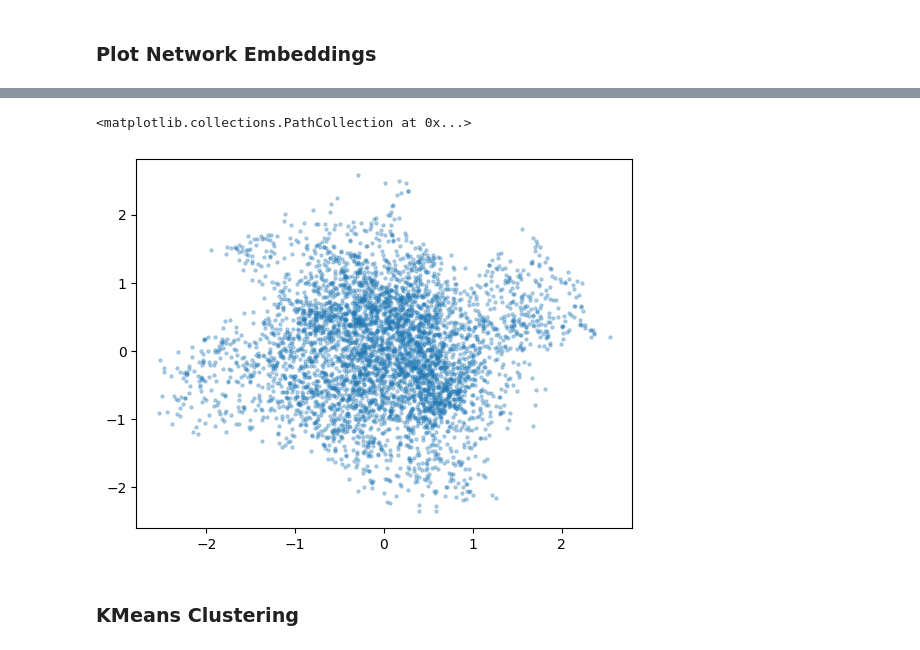
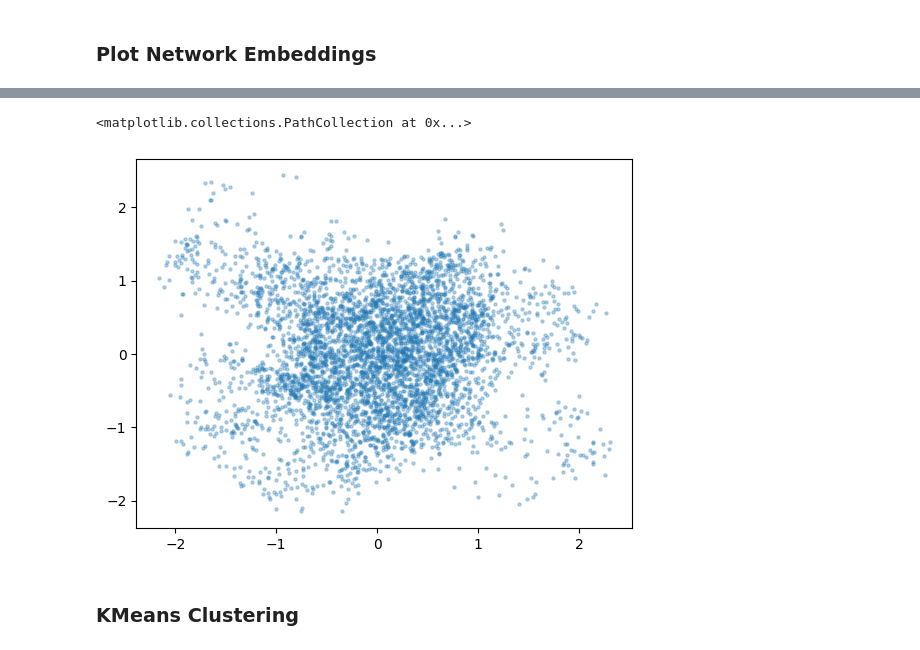
Before and after one commit to WDaugherty/ECE-5260, a Jupyter notebook: HW9/HW9.ipynb, the cells around one changed output, grey strips where cells are left out. Drawn from its saved outputs; the diff is of its cells as text; code cells hidden in the pictures.

```diff
--- a/HW9/HW9.ipynb
+++ b/HW9/HW9.ipynb
@@ -59,7 +59,7 @@ plt.show() #Shows the figure
 ### skip2gram approach
 # %%
 
-node2vec = Node2Vec(G, dimensions=32, walk_length=50, num_walks=100 , workers = 8) #Uses the node2vec library
+node2vec = Node2Vec(G, dimensions=32, walk_length=50, num_walks=300 , workers = 8) #Uses the node2vec library
 # %%
 model = node2vec.fit(window=10, min_count=1, batch_words=4) # https://radimrehurek.com/gensim/auto_examples/tutorials/run_word2vec.html
 # %% [markdown]
@@ -125,6 +110,6 @@ plt.legend()
 # %%
 #PCA
-pca = skd.PCA(n_components=2)
+pca = skd.PCA()
 node_embeddings_2d_2 = pca.fit_transform(node_embeddings)
 
 plt.scatter(node_embeddings_2d_2[:,0], node_embeddings_2d_2[:,1], s=5, alpha = 0.3)
@@ -134,12 +119,12 @@ plt.scatter(node_embeddings_2d_2[:,0], node_embeddings_2d_2[:,1], s=5, alpha = 0
 # %%
 #SVD
-svd = skd.TruncatedSVD(n_components=2)
+svd = skd.TruncatedSVD()
 node_embeddings_2d_3 = pca.fit_transform(node_embeddings)
 
 plt.scatter(node_embeddings_2d_3[:,0], node_embeddings_2d_3[:,1],s=5, alpha = 0.3)
 # %% [output]
 <matplotlib.collections.PathCollection at 0x...>
-[figure, old version]
+[figure, new version]
 # %% [markdown]
 ### KMeans Clustering
 # %%
```
Also changed, not shown: parts of 19 cells of this notebook, 1 other file.
